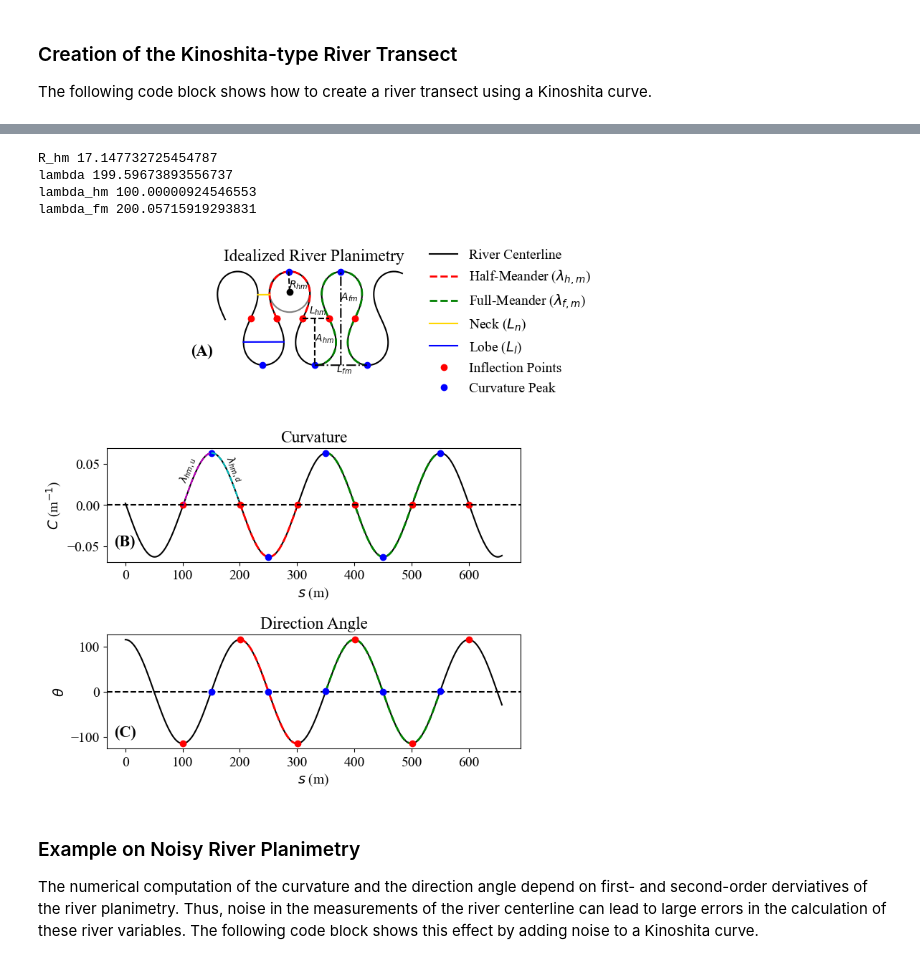
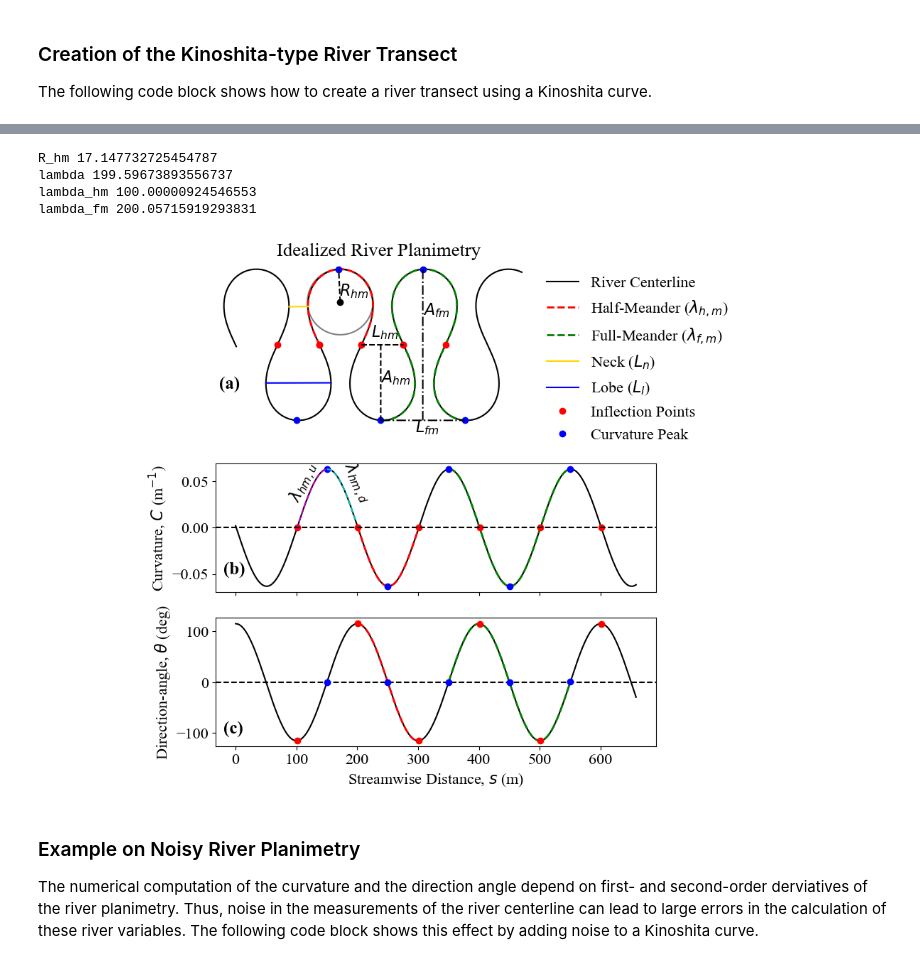
Before and after one commit to gomezvelezlab/WigglyRivers, a Jupyter notebook: examples/workflows/Synthetic_Rivers/Kinoshita_Examples.ipynb, the cells around one changed output, grey strips where cells are left out. Drawn from its saved outputs; the diff is of its cells as text; code cells hidden in the pictures.

Commit message:
Update figures for manuscript

```diff
--- a/examples/workflows/Synthetic_Rivers/Kinoshita_Examples.ipynb
+++ b/examples/workflows/Synthetic_Rivers/Kinoshita_Examples.ipynb
@@ -338,7 +333,7 @@ s_m_theta_full = s_m_full[indices]
 # ---------------------------
 # Plot Idelized planimetry
 # ---------------------------
-fs = 14
+fs = 16
 mpl.rcParams['font.size'] = fs
 mpl.rcParams['font.family'] = 'Times New Roman'
 # Plot Kinoshita Curve
@@ -359,12 +354,12 @@ axs[0].plot(x_c_max, y_c_max, 'ob', label='Curvature Peak')
 axs[0].plot(x_inf[2], y_inf[2], '--k')
 x_r_text = x_inf[2,0] + 0.5*(x_inf[2,1] - x_inf[2,0])
 y_r_text = y_inf[2,0] + 0.2*(y_inf[2,1] - y_inf[2,0])
-axs[0].text(x_r_text-6, y_r_text+4, r'$L_{hm}$', fontsize=fs - 4)
+axs[0].text(x_r_text-6, y_r_text+4, r'$L_{hm}$', fontsize=fs)
 # L_fm
 axs[0].plot([x_f_st, x_f_end], [y_f_st, y_f_end], '-.k')
 x_r_text = x_f_st + 0.5*(x_f_end - x_f_st)
 y_r_text = y_f_st + 0.5*(y_f_end - y_f_st)
-axs[0].text(x_r_text-4, y_r_text-6, r'$L_{fm}$', fontsize=fs - 4)
+axs[0].text(x_r_text-4, y_r_text-6, r'$L_{fm}$', fontsize=fs)
 # axs[0].plot(x_c_1, y_c_1, 'ob', label='Curvature Peak')
 # axs[0].plot(x_c_2, y_c_2, 'ob')
 # Plot Radius of Curvature
@@ -373,7 +368,7 @@ axs[0].plot([x_center, x_mid], [y_center, y_mid], '--k')
 # Find center in line
 x_r_text = x_center + 0.5*(x_mid - x_center)
 y_r_text = y_center + 0.2*(y_mid - y_center)
-axs[0].text(x_r_text, y_r_text, r'$R_{hm}$', fontsize=fs - 4)
+axs[0].text(x_r_text, y_r_text, r'$R_{hm}$', fontsize=fs)
 circle = plt.Circle((x_center, y_center), r_hm, color='gray',
                     fill=False, lw=1.5)
 axs[0].add_artist(circle)
@@ -382,13 +377,13 @@ axs[0].plot([x_st, x_end], [y_st, y_end], '--k')
 axs[0].plot([x_mid_inf, x_max], [y_mid_inf, y_max], '--k')
 x_r_text = x_max + 0.5*(x_mid_inf - x_max)
 y_r_text = y_max + 0.5*(y_mid_inf - y_max)
-axs[0].text(x_r_text, y_r_text, r'$A_{hm}$', fontsize=fs - 4)
+axs[0].text(x_r_text, y_r_text, r'$A_{hm}$', fontsize=fs)
 # axs[0].plot(x_max, y_max, 'ok')
 # axs[0].plot(x_mid_inf, y_mid_inf, 'ok')
 axs[0].plot([x_mid_f, x_f_max], [y_mid_f, y_f_max], '-.k')
 x_r_text = x_f_max + 0.5*(x_mid_f - x_f_max)
 y_r_text = y_f_max + 0.3*(y_mid_f - y_f_max)
-axs[0].text(x_r_text, y_r_text, r'$A_{fm}$', fontsize=fs - 4)
+axs[0].text(x_r_text+0.1, y_r_text, r'$A_{fm}$', fontsize=fs)
 # Finish Axes
 axs[0].set_xlim(-100, x_k[-1]+100)
 axs[0].set_xticks([])
@@ -400,16 +395,19 @@ axs[0].spines['bottom'].set_visible(False)
 axs[0].spines['left'].set_visible(False)
 # legend to the left outside
 # axs[0].legend(loc=2, bbox_to_anchor=(-0.15, 1.3), frameon=False)
-axs[0].legend(loc=2, bbox_to_anchor=(0.75, 1.3), frameon=False)
+axs[0].legend(loc=2, bbox_to_anchor=(0.73, 1.0), frameon=False)
 # Literal
 # fig.text(0.25, 0.95, r'(a)', ha='center', fontsize=fs+2, weight='bold')
-fig.text(0.3, 0.78, r'(A)', ha='center', fontsize=fs+2, weight='bold')
+fig.text(0.15, 0.74, r'(a)', ha='center', fontsize=fs+2, weight='bold')
+# move Figure
+box = axs[0].get_position()
+axs[0].set_position([box.x0-0.3, box.y0-0.15, box.width+0.4, box.height+0.4])
 
 # Include Equations
 # fig.text(0.8, 0.8, r'$\sigma_{hm}=\lambda_{hm}/L_{hm}$', fontsize=fs - 4)
 
 # Plot curvature
-axs[1].set_title('Curvature')
+# axs[1].set_title('Curvature')
 axs[1].plot(s, c, '-k')
 axs[1].plot(s_m, c_m, '--r', lw=2)
 axs[1].plot(s_m_full, c_m_full, '--g', lw=2)
@@ -418,18 +416,21 @@ axs[1].plot(s_c_max, c_max, 'ob')
 # Plot line from inflection to max curvature
 axs[1].plot(s_hu, c_hu, '--', color='m')
 axs[1].plot(s_hd, c_hd, '--', color='c')
-axs[1].text(90, 0.03, r'$\lambda_{hm,u}$', fontsize=fs-4, rotation=70)
-axs[1].text(170, 0.03, r'$\lambda_{hm,d}$', fontsize=fs-4, rotation=-65)
+axs[1].text(83, 0.03, r'$\lambda_{hm,u}$', fontsize=fs, rotation=65)
+axs[1].text(170, 0.03, r'$\lambda_{hm,d}$', fontsize=fs, rotation=-65)
 # axs[1].plot(s_c_1, c_c_1, 'ob')
 # axs[1].plot(s_c_2, c_c_2, 'ob')
 axs[1].axhline(0, color='k', linestyle='--')
-axs[1].set_xlabel(r'$s$ (m)')
-axs[1].set_ylabel(r'$C$ (m$^{-1}$)')
+# axs[1].set_xlabel(r'Streamwise Distance, $s$ (m)')
+axs[1].set_ylabel(r'Curvature, $C$ (m$^{-1}$)')
 # Literal
-axs[1].text(-20, -0.05, r'(B)', fontsize=fs+2, weight='bold')
+axs[1].text(-20, -0.05, r'(b)', fontsize=fs+2, weight='bold')
+# remove xlabels
+# axs[1].set_xticks([])
+axs[1].set_xticklabels([])
 
 # Plot Angle
-axs[2].set_title('Direction Angle')
+# axs[2].set_title('Direction Angle')
 axs[2].plot(s, theta, '-k')
 axs[2].axhline(0, color='k', linestyle='--')
 axs[2].plot(s_m, theta[ind_l[0]: ind_l[1]], '--r', lw=2)
@@ -438,12 +439,13 @@ axs[2].plot(s_inf[1:], theta_inf[1:], 'or')
 axs[2].plot(s_c_max, theta_c_max, 'ob')
 # axs[2].plot(s_c_1, theta_c_1, 'ob')
 # axs[2].plot(s_c_2, theta_c_2, 'ob')
-axs[2].set_xlabel(r'$s$ (m)')
-axs[2].set_ylabel(r'$\theta$')
-axs[2].text(-20, -100, r'(C)', fontsize=fs+2, weight='bold')
-plt.tight_layout()
+# axs[2].set_xlabel(r'$s$ (m)')
+axs[2].set_xlabel(r'Streamwise Distance, $s$ (m)')
+axs[2].set_ylabel(r'Direction-angle, $\theta$ (deg)')
+axs[2].text(-20, -100, r'(c)', fontsize=fs+2, weight='bold')
+# plt.tight_layout()
 utl.cr_folder('../manuscript_figures/')
 plt.savefig('../manuscript_figures/Figure_02_Conceptual_meander.png',
-            dpi=500)
+            dpi=500, bbox_inches='tight')
 plt.show()
 # %% [output]
@@ -468,8 +458,8 @@ plt.show()
 R_hm 17.147732725454787
 lambda 199.59673893556737
 lambda_hm 100.00000924546553
 lambda_fm 200.05715919293831
-[figure, old version]
+[figure, new version]
 # %% [markdown]
 ### Example on Noisy River Planimetry
 
```
Also changed, not shown: parts of 14 cells of this notebook, 4 other files.
